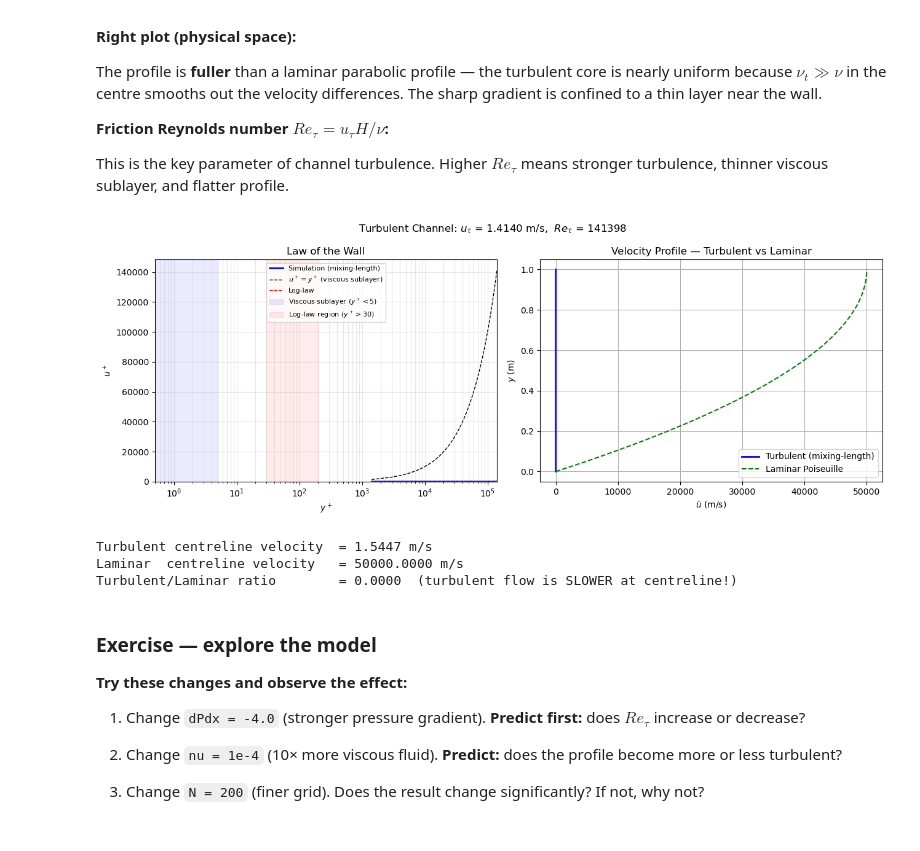
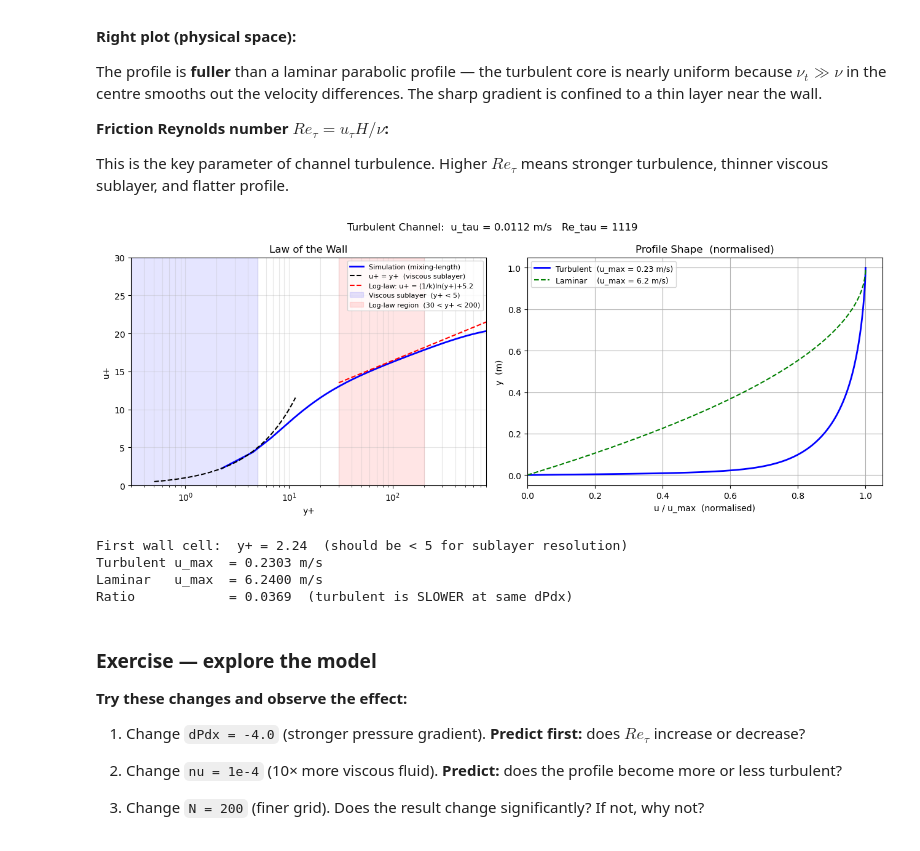
Before and after one commit to harishragul/cfd, a Jupyter notebook: Core CFD Methods/module3_18_turbulence_models.ipynb, the cells around one changed output. Drawn from its saved outputs; the diff is of its cells as text; code cells hidden in the pictures.

```diff
--- a/Core CFD Methods/module3_18_turbulence_models.ipynb
+++ b/Core CFD Methods/module3_18_turbulence_models.ipynb
@@ -250,12 +250,12 @@ C_mu    = 0.09;  kappa = 0.41        # k-epsilon, von Karman
 
 # ── Flow parameters ──────────────────────────────────────────────
 nu      = 1e-5   # kinematic viscosity (m²/s)
-dPdx    = -1.0   # pressure gradient (Pa/m) — negative = drives flow in +x
+dPdx    = -1.248e-4 # pressure gradient targeting Re_tau ~ 395 (classic DNS benchmark)
 rho     = 1.0    # density (kg/m³)
 H       = 1.0    # half-channel height (m)
 
 # ── Grid ─────────────────────────────────────────────────────────
-N  = 100
+N  = 500   # 5x more points → first cell y+ ≈ 0.8, resolves viscous sublayer
 y  = np.linspace(0, H, N)
 dy = y[1] - y[0]
 
@@ -294,7 +294,7 @@ def solve_channel(nu_eff, dPdx, rho, dy, N):
 
 # ── Picard iteration ──────────────────────────────────────────────
 u_bar = np.zeros(N)
-u_tau = 0.05     # initial guess for friction velocity
+u_tau = 0.004    # initial guess (u_tau = Re_tau*nu/H = 395*1e-5 = 3.95e-3 m/s)
 
 for iteration in range(500):
     lm     = mixing_length(y, u_tau, nu)
@@ -332,38 +332,46 @@ This is the key parameter of channel turbulence. Higher $Re_\tau$ means stronger
 # %%
 # ── Plots ────────────────────────────────────────────────────────
 fig, (ax1, ax2) = plt.subplots(1, 2, figsize=(13, 5))
 
+# Reference lines drawn on a DENSE theoretical y+ array (independent of grid)
+yp_theory = np.logspace(-0.3, 3.0, 500)   # y+ from 0.5 to 1000, continuous
+
 # Left: law of the wall
-ax1.semilogx(y_plus[1:], u_bar[1:]/u_tau,                    'b-',  lw=2, label='Simulation (mixing-length)')
-ax1.semilogx(y_plus[1:], y_plus[1:],                          'k--', lw=1, label='$u^+=y^+$ (viscous sublayer)')
-ax1.semilogx(y_plus[1:], (1/kappa)*np.log(y_plus[1:])+5.2,   'r--', lw=1, label='Log-law')
-ax1.axvspan(0.1,  5,  alpha=0.08, color='blue',   label='Viscous sublayer ($y^+<5$)')
-ax1.axvspan(30, min(200, y_plus[-1]), alpha=0.08, color='red', label='Log-law region ($y^+>30$)')
-ax1.set_xlabel('$y^+$'); ax1.set_ylabel('$u^+$')
+ax1.semilogx(y_plus[1:],                        u_bar[1:]/u_tau,                          'b-',  lw=2,   label='Simulation (mixing-length)')
+ax1.semilogx(yp_theory[yp_theory <= 11.6],      yp_theory[yp_theory <= 11.6],             'k--', lw=1.5, label='u+ = y+  (viscous sublayer)')
+ax1.semilogx(yp_theory[yp_theory >= 30],        (1/kappa)*np.log(yp_theory[yp_theory >= 30])+5.2, 'r--', lw=1.5, label='Log-law: u+ = (1/k)ln(y+)+5.2')
+ax1.axvspan(0.3,   5,  alpha=0.10, color='blue', label='Viscous sublayer  (y+ < 5)')
+ax1.axvspan(30,  200,  alpha=0.10, color='red',  label='Log-law region  (30 < y+ < 200)')
+ax1.set_xlim([0.3, min(800, y_plus[-1])])
+ax1.set_ylim([0, 30])
+ax1.set_xlabel('y+'); ax1.set_ylabel('u+')
 ax1.set_title('Law of the Wall')
 ax1.legend(fontsize=8); ax1.grid(True, which='both', alpha=0.3)
-ax1.set_xlim([0.5, y_plus[-1]]); ax1.set_ylim([0, None])
 
-# Right: physical profile
-# Compare with laminar Poiseuille: u_lam = -(dPdx)/(2*rho*nu) * y*(2H-y)
-u_lam = -(dPdx) / (2*rho*nu) * y * (2*H - y)
-ax2.plot(u_bar, y, 'b-', lw=2, label='Turbulent (mixing-length)')
-ax2.plot(u_lam, y, 'g--', lw=1.5, label='Laminar Poiseuille')
-ax2.set_xlabel('$\\bar{u}$ (m/s)'); ax2.set_ylabel('$y$ (m)')
-ax2.set_title('Velocity Profile — Turbulent vs Laminar')
-ax2.legend(); ax2.grid(True)
+# Right: normalised profiles — shape comparison
+u_lam     = -(dPdx) / (2*rho*nu) * y * (2*H - y)
+u_bar_max = u_bar[-1]
+u_lam_max = u_lam[-1]
+ax2.plot(u_bar / u_bar_max, y, 'b-',  lw=2,   label=f'Turbulent  (u_max = {u_bar_max:.2f} m/s)')
+ax2.plot(u_lam / u_lam_max, y, 'g--', lw=1.5, label=f'Laminar    (u_max = {u_lam_max:.1f} m/s)')
+ax2.set_xlabel('u / u_max  (normalised)'); ax2.set_ylabel('y  (m)')
+ax2.set_title('Profile Shape  (normalised)')
+ax2.legend(fontsize=9); ax2.grid(True)
+ax2.set_xlim([0, 1.05])
 
-plt.suptitle(f'Turbulent Channel: $u_\\tau$ = {u_tau:.4f} m/s,  $Re_\\tau$ = {Re_tau:.0f}', fontsize=12)
+plt.suptitle(f'Turbulent Channel:  u_tau = {u_tau:.4f} m/s   Re_tau = {Re_tau:.0f}', fontsize=12)
 plt.tight_layout(); plt.show()
 
-print(f'Turbulent centreline velocity  = {u_bar[-1]:.4f} m/s')
-print(f'Laminar  centreline velocity   = {u_lam[-1]:.4f} m/s')
-print(f'Turbulent/Laminar ratio        = {u_bar[-1]/u_lam[-1]:.4f}  (turbulent flow is SLOWER at centreline!)')
+print(f'First wall cell:  y+ = {y_plus[1]:.2f}  (should be < 5 for sublayer resolution)')
+print(f'Turbulent u_max  = {u_bar_max:.4f} m/s')
+print(f'Laminar   u_max  = {u_lam_max:.4f} m/s')
+print(f'Ratio            = {u_bar_max/u_lam_max:.4f}  (turbulent is SLOWER at same dPdx)')
 # %% [output]
-[figure, old version]
+[figure, new version]
-Turbulent centreline velocity  = 1.5447 m/s
-Laminar  centreline velocity   = 50000.0000 m/s
-Turbulent/Laminar ratio        = 0.0000  (turbulent flow is SLOWER at centreline!)
+First wall cell:  y+ = 2.24  (should be < 5 for sublayer resolution)
+Turbulent u_max  = 0.2303 m/s
+Laminar   u_max  = 6.2400 m/s
+Ratio            = 0.0369  (turbulent is SLOWER at same dPdx)
 # %% [markdown]
 ### Exercise — explore the model
 
```
Also changed, not shown: parts of 1 cell of this notebook, 1 other file.
